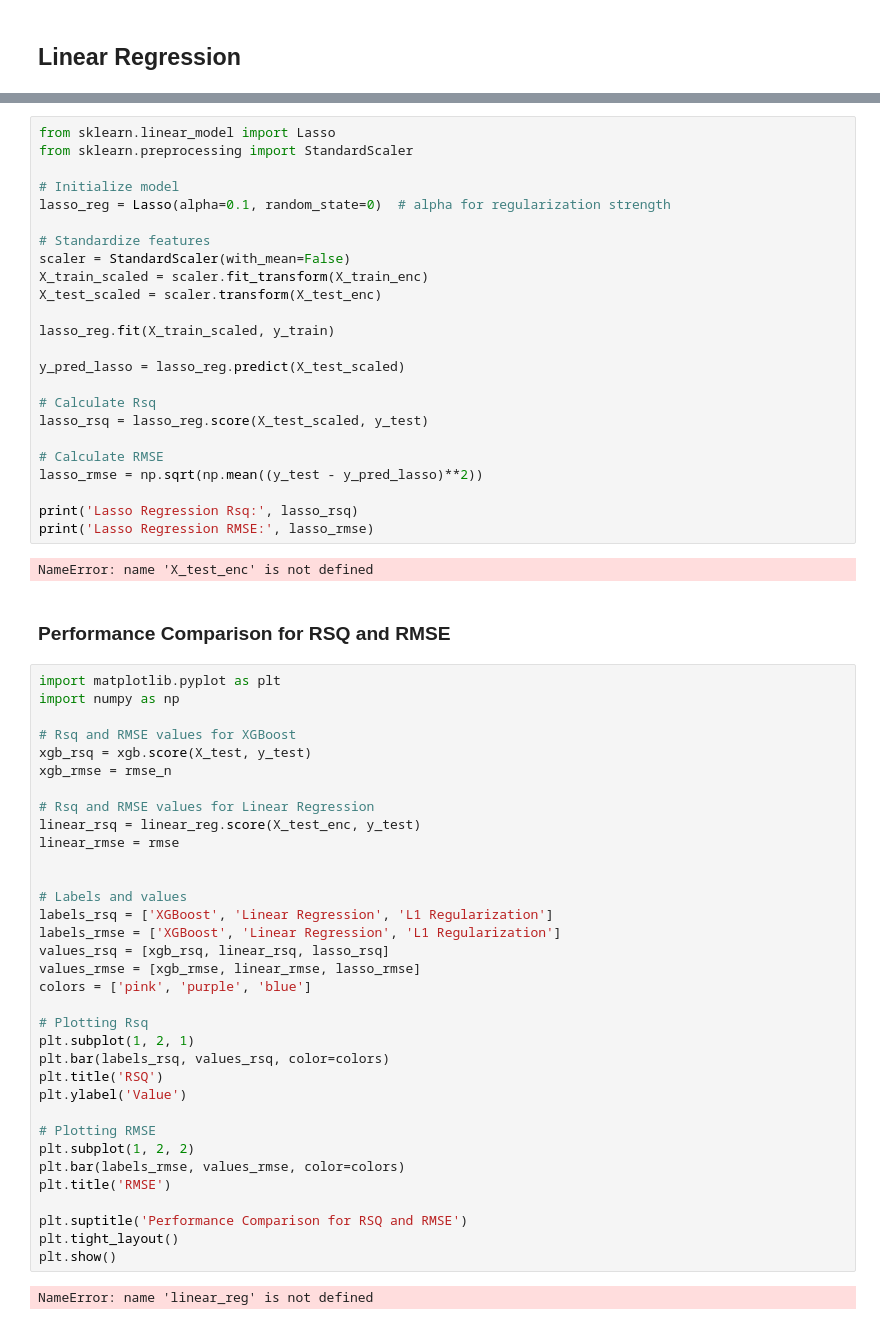
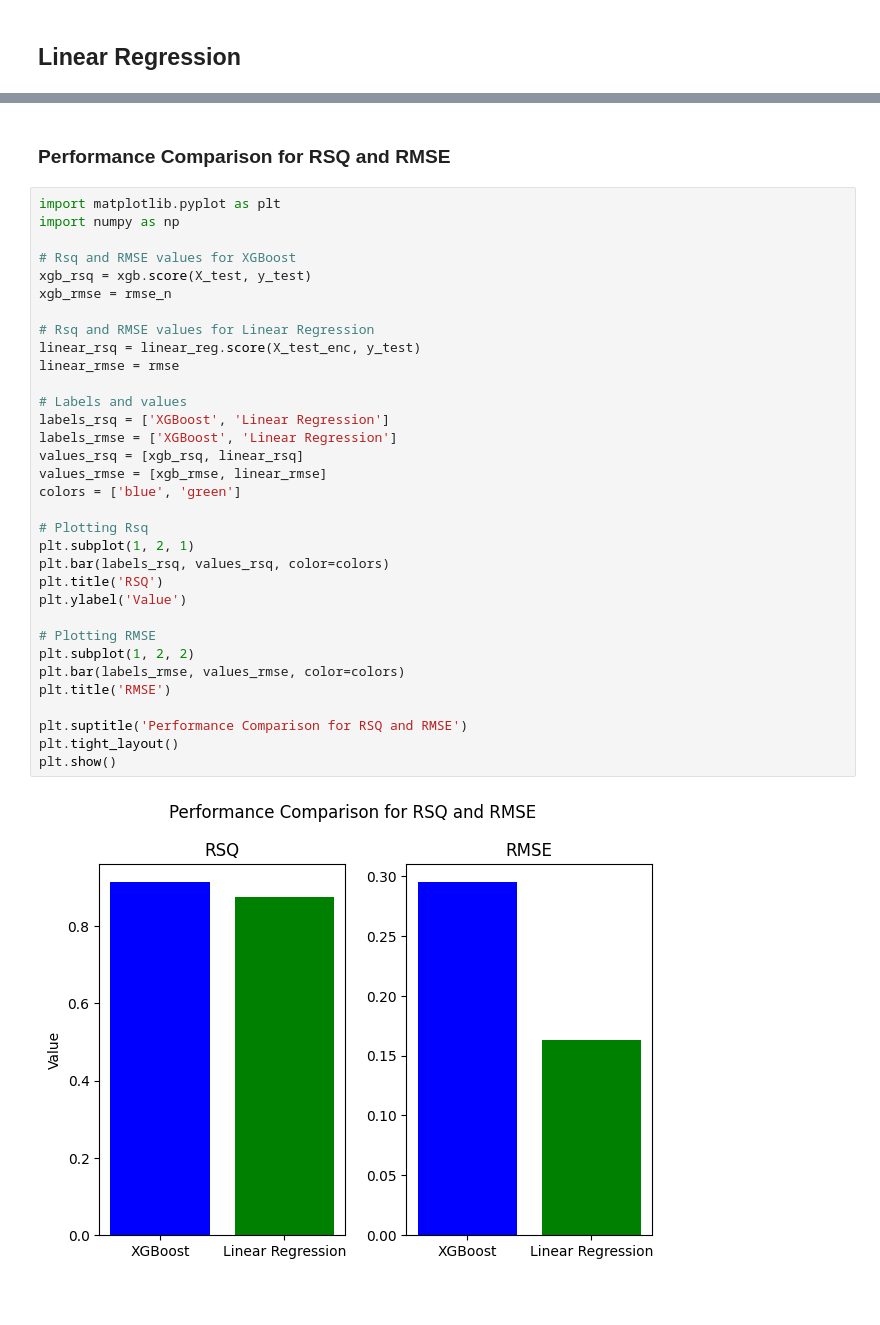
Before and after one commit to kevindangkhoama/project_voting, a Jupyter notebook: project3.ipynb, the cells around one changed output, grey strips where cells are left out. Cells and saved outputs as stored; diff of their text form; blank space fills up the shorter version.

Commit message:
Finish Models & Analysis

```diff
--- a/project3.ipynb
+++ b/project3.ipynb
@@ -1022,64 +1015,37 @@ ValueError: Found unknown categories ['GOOCHLAND COUNTY'] in column 1 during tra
-# %%
-from sklearn.linear_model import Lasso
-from sklearn.preprocessing import StandardScaler
-
-# Initialize model
-lasso_reg = Lasso(alpha=0.1, random_state=0)  # alpha for regularization strength
-
-# Standardize features
-scaler = StandardScaler(with_mean=False)
-X_train_scaled = scaler.fit_transform(X_train_enc)
-X_test_scaled = scaler.transform(X_test_enc)
-
-lasso_reg.fit(X_train_scaled, y_train)
-
-y_pred_lasso = lasso_reg.predict(X_test_scaled)
-
-# Calculate Rsq
-lasso_rsq = lasso_reg.score(X_test_scaled, y_test)
-
-# Calculate RMSE
-lasso_rmse = np.sqrt(np.mean((y_test - y_pred_lasso)**2))
-
-print('Lasso Regression Rsq:', lasso_rsq)
-print('Lasso Regression RMSE:', lasso_rmse)
-# %% [output]
-NameError: name 'X_test_enc' is not defined
 # %% [markdown]
 ### Performance Comparison for RSQ and RMSE
 # %%
 import matplotlib.pyplot as plt
 import numpy as np
 
 # Rsq and RMSE values for XGBoost
 xgb_rsq = xgb.score(X_test, y_test)
 xgb_rmse = rmse_n
 
 # Rsq and RMSE values for Linear Regression
 linear_rsq = linear_reg.score(X_test_enc, y_test)
 linear_rmse = rmse
 
-
 # Labels and values
-labels_rsq = ['XGBoost', 'Linear Regression', 'L1 Regularization']
-labels_rmse = ['XGBoost', 'Linear Regression', 'L1 Regularization']
-values_rsq = [xgb_rsq, linear_rsq, lasso_rsq]
-values_rmse = [xgb_rmse, linear_rmse, lasso_rmse]
-colors = ['pink', 'purple', 'blue']
+labels_rsq = ['XGBoost', 'Linear Regression']
+labels_rmse = ['XGBoost', 'Linear Regression']
+values_rsq = [xgb_rsq, linear_rsq]
+values_rmse = [xgb_rmse, linear_rmse]
+colors = ['blue', 'green']
 
 # Plotting Rsq
 plt.subplot(1, 2, 1)
 plt.bar(labels_rsq, values_rsq, color=colors)
 plt.title('RSQ')
 plt.ylabel('Value')
 
 # Plotting RMSE
 plt.subplot(1, 2, 2)
 plt.bar(labels_rmse, values_rmse, color=colors)
 plt.title('RMSE')
 
 plt.suptitle('Performance Comparison for RSQ and RMSE')
 plt.tight_layout()
 plt.show()
 # %% [output]
-NameError: name 'linear_reg' is not defined
+[figure, added]
```
Also changed, not shown: parts of 10 cells of this notebook.
